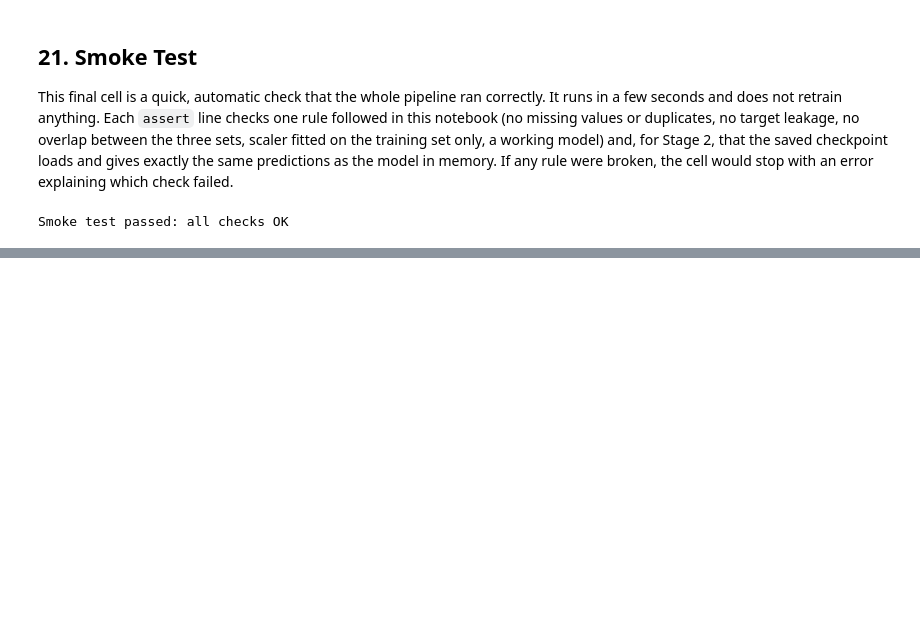
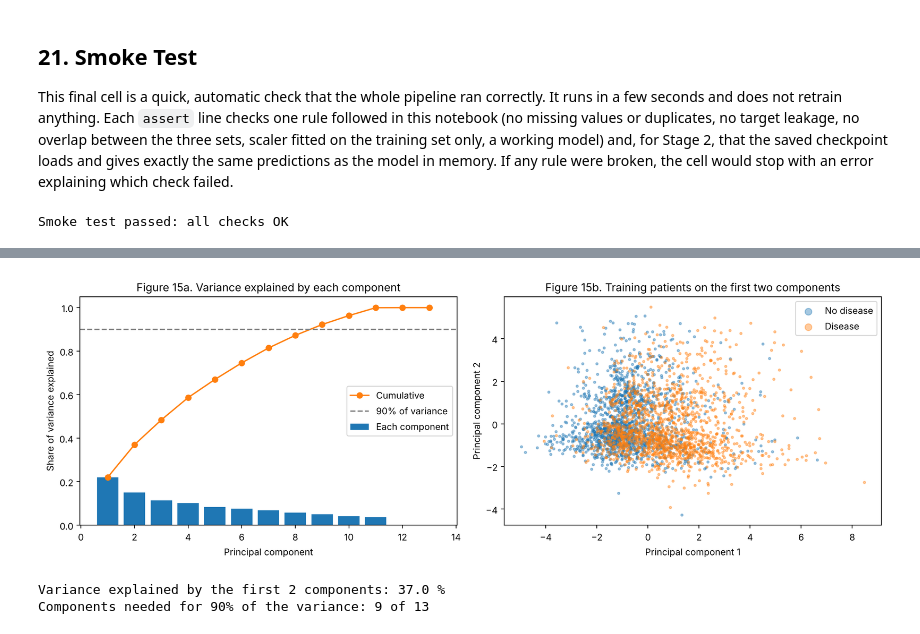
Before and after one commit to Kristina-Kojic/3000-AISE, a Jupyter notebook: DS3000_Project_Group01.ipynb, the cells around one changed output, grey strips where cells are left out. Saved outputs shown, nothing was run; the diff lists cells and outputs as text; code cells hidden in the pictures; blank space fills up the shorter version.

```diff
--- a/DS3000_Project_Group01.ipynb
+++ b/DS3000_Project_Group01.ipynb
@@ -1548,0 +1581,38 @@ Smoke test passed: all checks OK
+# %%
+from sklearn.decomposition import PCA
+
+pca = PCA(random_state=SEED)
+pca.fit(X_train_scaled)                                  # fitted on the training set only
+cumulative_variance = np.cumsum(pca.explained_variance_ratio_)
+n_components_90 = int(np.argmax(cumulative_variance >= 0.90)) + 1
+
+# 2-D view of a random sample of 3,000 training patients (all 41,151 points would hide each other)
+sample_rows = np.random.RandomState(SEED).choice(len(X_train_scaled), size=3000, replace=False)
+pcs_sample = pca.transform(X_train_scaled[sample_rows])[:, :2]
+cardio_sample = y_train.to_numpy()[sample_rows]
+
+fig, axes = plt.subplots(1, 2, figsize=(13, 4.5))
+axes[0].bar(range(1, len(pca.explained_variance_ratio_) + 1), pca.explained_variance_ratio_, label="Each component")
+axes[0].plot(range(1, len(cumulative_variance) + 1), cumulative_variance, marker="o", color="#ff7f0e", label="Cumulative")
+axes[0].axhline(0.90, color="grey", linestyle="--", label="90% of variance")
+axes[0].set_xlabel("Principal component")
+axes[0].set_ylabel("Share of variance explained")
+axes[0].set_title("Figure 15a. Variance explained by each component")
+axes[0].legend()
+
+for value, label, color in [(0, "No disease", "#1f77b4"), (1, "Disease", "#ff7f0e")]:
+    mask = cardio_sample == value
+    axes[1].scatter(pcs_sample[mask, 0], pcs_sample[mask, 1], s=6, alpha=0.4, label=label, color=color)
+axes[1].set_xlabel("Principal component 1")
+axes[1].set_ylabel("Principal component 2")
+axes[1].set_title("Figure 15b. Training patients on the first two components")
+axes[1].legend(markerscale=3)
+plt.tight_layout()
+plt.show()
+
+print("Variance explained by the first 2 components:", round(cumulative_variance[1] * 100, 1), "%")
+print("Components needed for 90% of the variance:", n_components_90, "of", X_train_scaled.shape[1])
+# %% [output]
+[figure, added]
+Variance explained by the first 2 components: 37.0 %
+Components needed for 90% of the variance: 9 of 13
```
Also changed, not shown: parts of 45 cells of this notebook, 2 other files.
